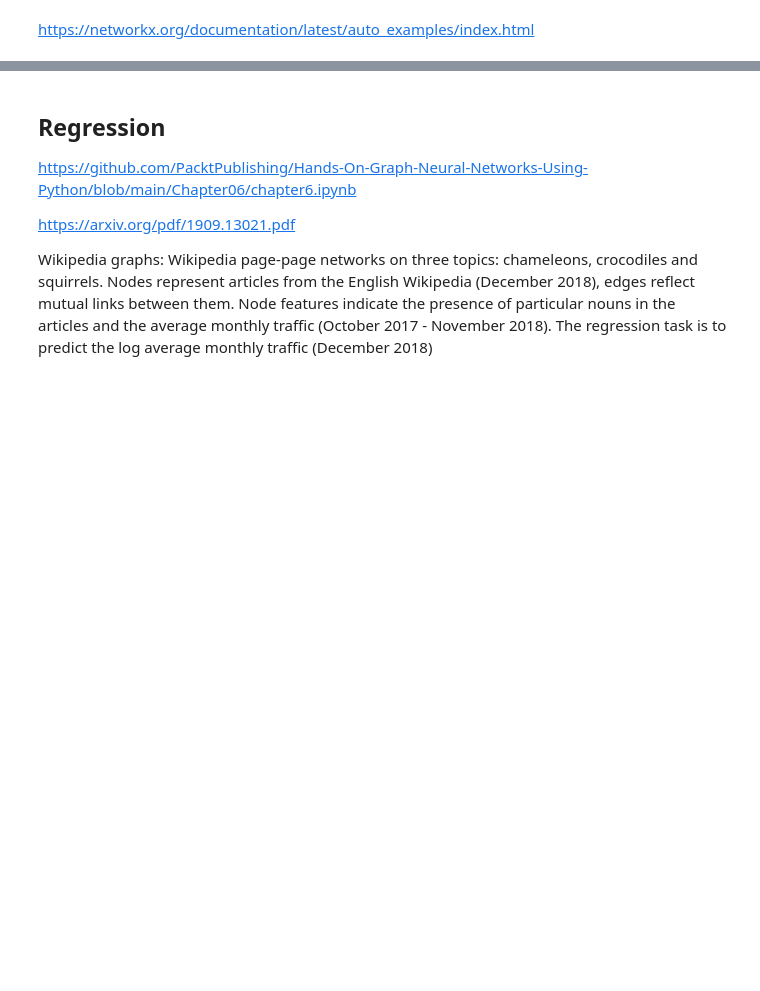
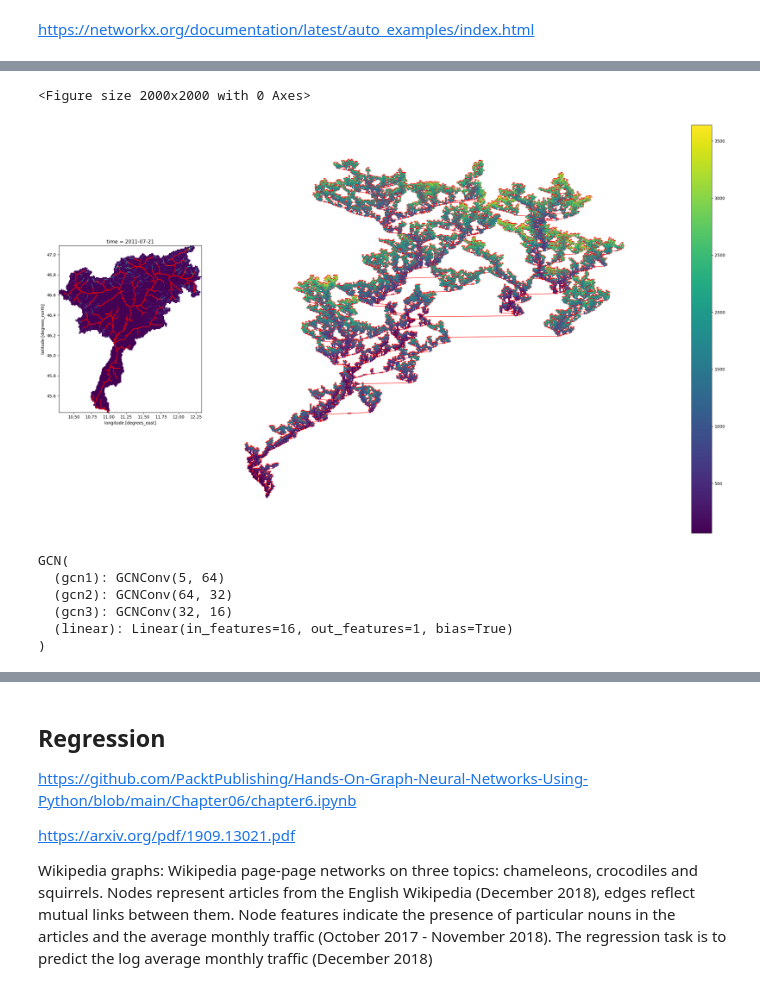
Before and after one commit to interTwin-eu/hython, a Jupyter notebook: hython/routing/gnn.ipynb, the cells around one changed output, grey strips where cells are left out. Saved outputs shown, nothing was run; the diff lists cells and outputs as text; code cells hidden in the pictures; blank space fills up the shorter version.

```diff
--- a/hython/routing/gnn.ipynb
+++ b/hython/routing/gnn.ipynb
@@ -83,7 +98,7 @@ params["pet"] =  forcings.pet.isel(time=200)
 params["q_river"] =  targets.q_river.isel(time=199)
 params["q_river_1"] =  targets.q_river.isel(time=198)
 # %%
-var = ["wflow_dem", "KsatVer", "N", "thetaS", "thetaR","RootingDepth","Slope","precip","pet"]
+var = ["wflow_dem", "KsatVer", "N", "thetaS", "thetaR"]
 # %%
 try:
     values = params[var]
@@ -128,7 +167,7 @@ rgraph.node_attrs()
 # %%
 rgraph.x = rgraph.x.type(torch.FloatTensor)
 # %%
-vartar = ["vwc"]
+vartar = ["ssf"]
 # %%
 try:
     values = targets[vartar].isel(time=200).isel(layer=0)
@@ -199,41 +256,54 @@ https://networkx.org/documentation/latest/auto_examples/index.html
+# %%
+vv = []
+for i in nx.get_node_attributes(g,'elevation').values():
+    vv.append(i[0])
+# %%
+mapping = dict(zip(sorted(vv),sorted(vv)))
+nodes = g.nodes()
+colors = [mapping[g.nodes[n]['elevation'][0]] for n in nodes]
 # %%
-# plt.figure(figsize=(20,20))
+plt.figure(figsize=(20,20))
 
-# pos = nx.nx_agraph.graphviz_layout(g, prog="dot")
-# #pos = nx.spring_layout(g, k=10)
-# options = {
-#     "font_size": 6,
-#     "font_color": "white",
-#     "node_size": 200,
-#     "node_color": "blue",
-#     "edgecolors": "gray",
-#     "linewidths": 1,
-#     "width": 1
-# }
+pos = nx.nx_agraph.graphviz_layout(g, prog="dot")
+#pos = nx.spring_layout(g, k=10)
+options = {
+    "font_size": 6,
+    "font_color": "white",
+    "node_size": 1,
+    "edge_color":"red",
+    "node_color": "blue",
+    "edgecolors": "gray",
+    "linewidths": 1,
+    "width": 1,
+    "with_labels":False
+}
 
 
 
-# #options = {"edgecolors": "tab:gray", "node_size": 800, "alpha": 0.9}
+#options = {"edgecolors": "tab:gray", "node_size": 800, "alpha": 0.9}
 
-# #nx.draw_networkx_nodes(g, pos, nodelist=[4, 5, 6, 7], node_color="tab:blue", **options)
+#nx.draw_networkx_nodes(g, pos, nodelist=[4, 5, 6, 7], node_color="tab:blue", **options)
 
-# fig, axs = plt.subplots(1,2, figsize=(25,14),width_ratios=[0.2,0.8])
+fig, axs = plt.subplots(1,2, figsize=(25,14),width_ratios=[0.2,0.8])
 
-# values.plot(ax=axs[0], add_colorbar=False, cmap="viridis")
-# rivers.plot(ax=axs[0], color="red")
+values[vartar[0]].plot(ax=axs[0], add_colorbar=False, cmap="viridis")
+rivers.plot(ax=axs[0], color="red")
 
-# nx.draw_networkx(g, pos=pos, arrows=True, **options,ax=axs[1])
+nx.draw_networkx(g, pos=pos, arrows=True, **options,ax=axs[1])
 
-# nn = nx.draw_networkx_nodes(g, pos, nodelist=nodes, node_color=colors, cmap ="viridis")
+nn = nx.draw_networkx_nodes(g, pos, nodelist=nodes, node_color=colors, cmap ="viridis", node_size=5)
 
 
-# #nx.draw_networkx_labels(
-# #    g, pos, labels=labels, font_color="green", font_size=16
-# #)
-# plt.colorbar(nn)
-# plt.tight_layout()
-# plt.axis("off")
-# plt.show()
+#nx.draw_networkx_labels(
+#    g, pos, labels=labels, font_color="green", font_size=16
+#)
+plt.colorbar(nn)
+plt.tight_layout()
+plt.axis("off")
+plt.show()
+# %% [output]
+<Figure size 2000x2000 with 0 Axes>
+[figure, added]
 # %%
 import torch
 torch.manual_seed(1)
@@ -247,7 +317,6 @@ from torch_geometric.nn import GCNConv
 # %%
 mseloss = torch.nn.MSELoss()
 # %%
-accuracy(torch.tensor([1.2,2.1]),torch.tensor([2.1,2.4]))
 
 def accuracy(y_pred, y_true):
     """Calculate accuracy."""
@@ -309,6 +378,13 @@ gcn = GCN(len(var), 16, 1)
 print(gcn)
 
 # Train
+# %% [output]
+GCN(
+  (gcn1): GCNConv(5, 64)
+  (gcn2): GCNConv(64, 32)
+  (gcn3): GCNConv(32, 16)
+  (linear): Linear(in_features=16, out_features=1, bias=True)
+)
 # %%
 from torch_geometric.transforms import RandomNodeSplit
 # %%
```
Also changed, not shown: parts of 30 cells of this notebook, 4 other files.
